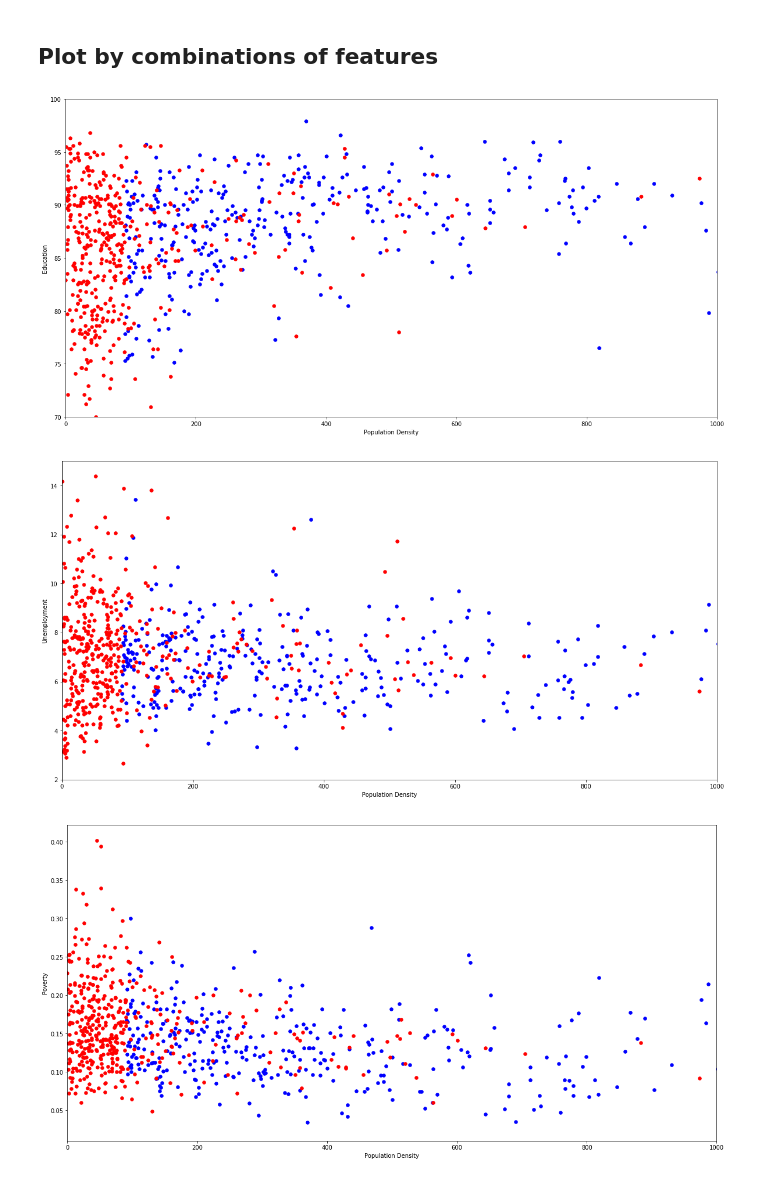
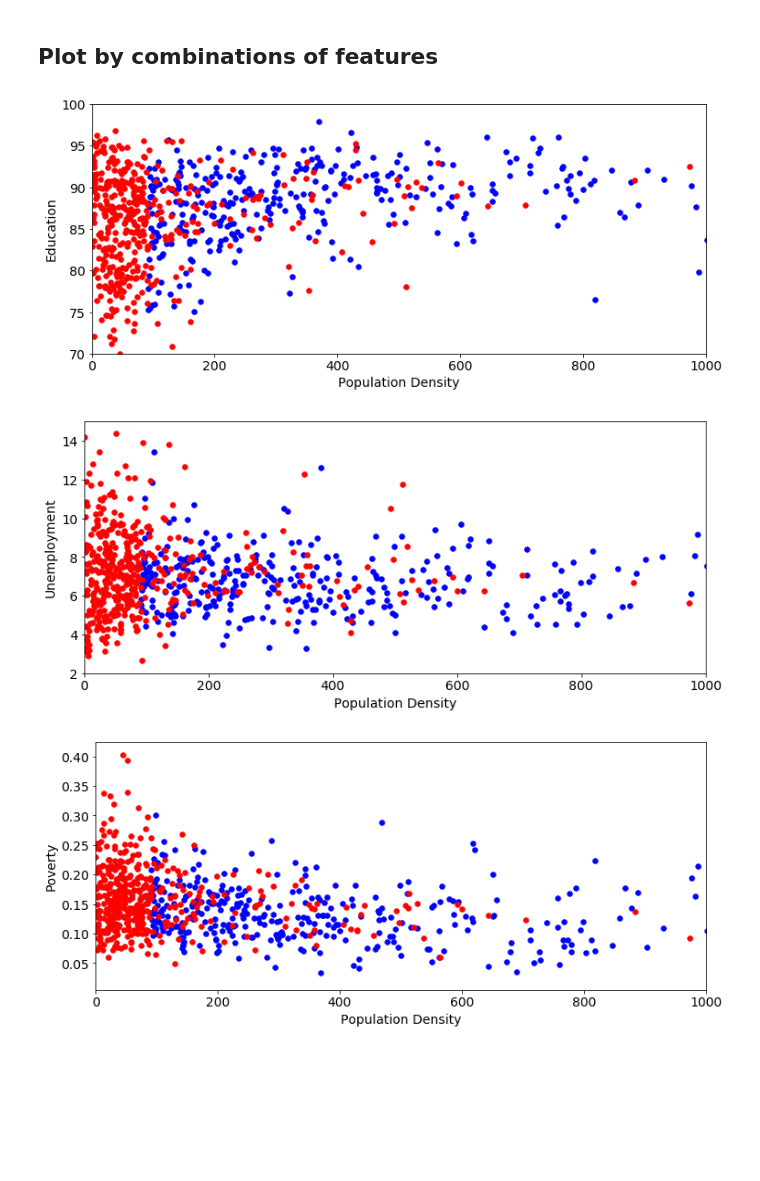
Before and after one commit to ebk46/GunViolenceDS, a Jupyter notebook: explore.ipynb, the cells around one changed output. Drawn from its saved outputs; the diff is of its cells as text; code cells hidden in the pictures; blank space fills up the shorter version.

Commit message:
added some training algorithms and stats

```diff
--- a/explore.ipynb
+++ b/explore.ipynb
@@ -41,7 +48,9 @@ remove_list = []
 for fp, data in county_data.items():
     if fp[:2] in ["43", "00", "72"]:
         remove_list.append(fp)
-for fp in remove_list:
+    if fp[2:] == "000":
+        remove_list.append(fp)
+for fp in set(remove_list):
     del county_data[fp]
 # %% [markdown]
 ## Plot dates/times of shootings from the clean data
@@ -146,0 +214,29 @@ Data available for all counties!
+# %%
+_pop_density = []
+_edu = []
+_unemp = []
+_poverty = []
+
+failcount = 0
+for fp, data in county_data.items():
+    if fp in event_counties:
+        try:
+            pop = int(np.mean([int(data["pop"][str(y)]) for y in range(2010, 2018)]))
+            # Mean unemployment from 2010 to 2017
+            unemp = np.mean([data["unemp"][str(y)] for y in range(2010, 2018)])
+            _unemp.append(unemp)
+            pop_density = data["pop_density"]
+            _pop_density.append(pop_density)
+            edu = data["edu"]
+            _edu.append(edu)
+            poverty = data["poverty"]
+            _poverty.append(poverty)
+        except:
+            failcount += 1
+
+print("Failed: %d" % failcount)
+
+_pop_density_stats = get_stats(_pop_density, "Population Density")
+_edu_status = get_stats(_edu, "Education")
+_unemp_stats = get_stats(_unemp, "Unemployment")
+_poverty_stats = get_stats(_poverty, "Poverty")
@@ -238,6 +348,12 @@ data_fips = np.array(data_fips)[r_index]
 # %% [markdown]
 ## Plot by combinations of features
 # %%
+font = {'family' : 'normal',
+        'weight' : 'normal',
+        'size'   : 14}
+
+matplotlib.rc('font', **font)
+
 feature_combs = list(combinations(range(data_X.shape[1]), 2))
 for comb in feature_combs:
     fx_i = comb[0]
@@ -247,34 +363,35 @@ for comb in feature_combs:
 
     plot_X = data_X[:, (fx_i, fy_i)]
 
-    fig = plt.figure(figsize=(20,10))
+    fig = plt.figure(figsize=(12,5))
     for i, c, label in zip([0, 1], ['b', 'r'], ['Low Incidence', 'High Incidence']):
         plt.scatter(data_X[data_Y == i, fx_i], data_X[data_Y == i, fy_i], c=c, label=label, s=30)
     plt.xlabel(fx_label)
     plt.ylabel(fy_label)
 
     # Population Density
     if fx_i == 0:
         plt.xlim([0, 1000])
     if fy_i == 0:
         plt.ylim([0, 1000])
 
     # Education
     if fx_i == 1:
         plt.xlim([70, 100])
     if fy_i == 1:
         plt.ylim([70, 100])
 
     # Unemployment
     if fx_i == 2:
         plt.xlim([2, 15])
     if fy_i == 2:
         plt.ylim([2, 15])
 
     #kmeans = KMeans(init='random', n_clusters=2)
     #kmeans.fit(data_X)
+
     #clusters = kmeans.predict
 # %% [output]
-[figure, old version]
+[figure, new version]
-[figure, old version]
+[figure, new version]
-[figure, old version]
+[figure, new version]
```
Also changed, not shown: parts of 13 cells of this notebook.
